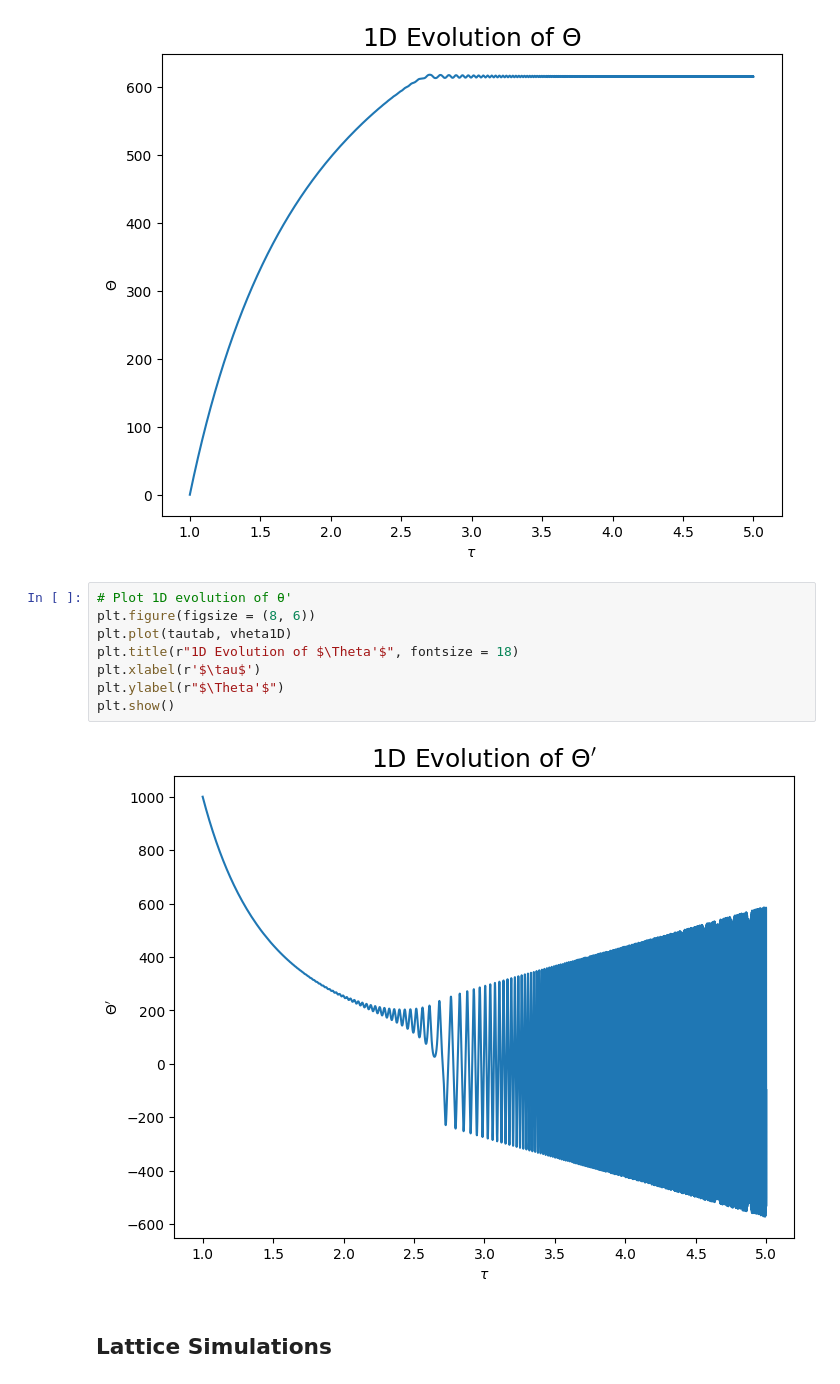
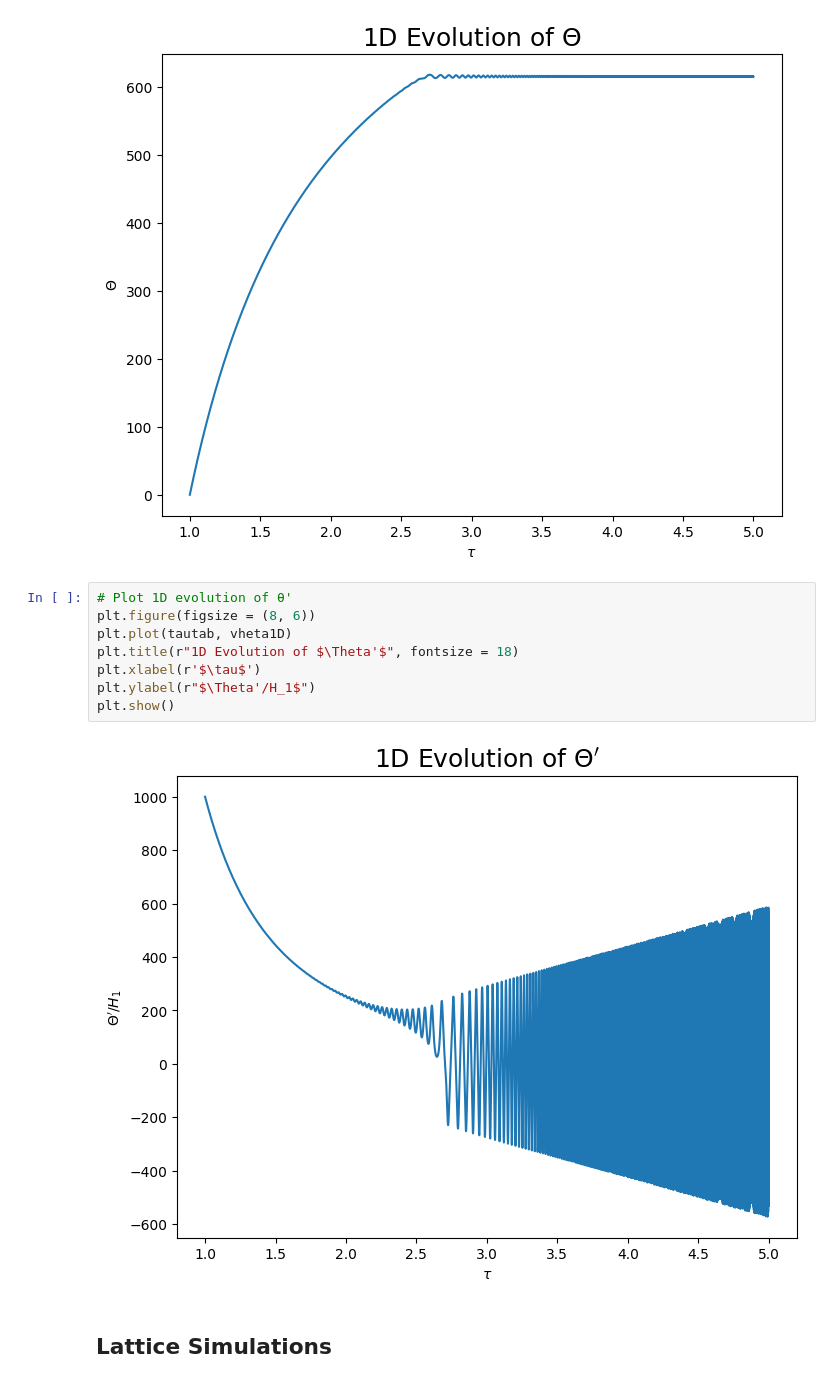
Before and after one commit to mathieukaltschmidt/kinetic-misalignment, a Jupyter notebook: 1D_sim.ipynb, the cells around one changed output. Cells and saved outputs as stored; diff of their text form.

```diff
--- a/1D_sim.ipynb
+++ b/1D_sim.ipynb
@@ -58,13 +58,13 @@ plt.show()
 # %%
 # Plot 1D evolution of θ'
 plt.figure(figsize = (8, 6))
 plt.plot(tautab, vheta1D)
 plt.title(r"1D Evolution of $\Theta'$", fontsize = 18)
 plt.xlabel(r'$\tau$')
-plt.ylabel(r"$\Theta'$")
+plt.ylabel(r"$\Theta'/H_1$")
 plt.show()
 # %% [output]
-[figure, old version]
+[figure, new version]
 # %% [markdown]
 ## Lattice Simulations
 # %%
```
Also changed, not shown: parts of 3 cells of this notebook.
